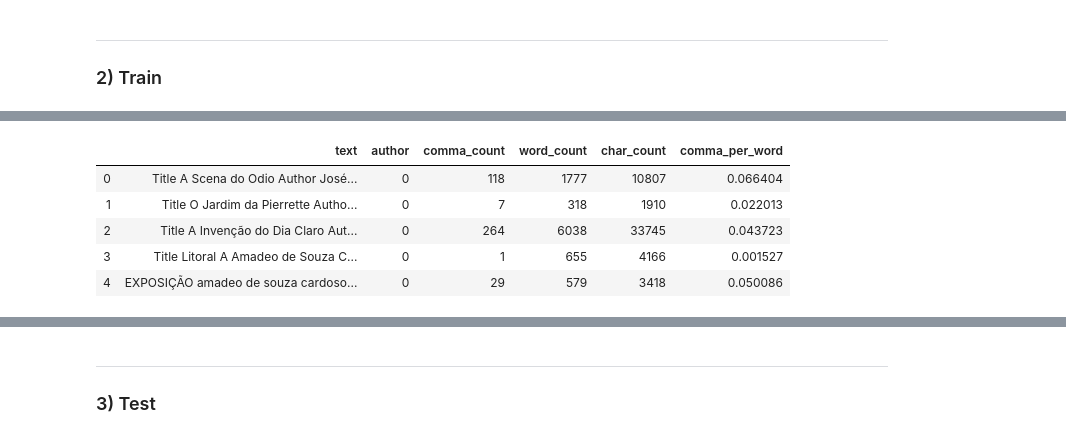
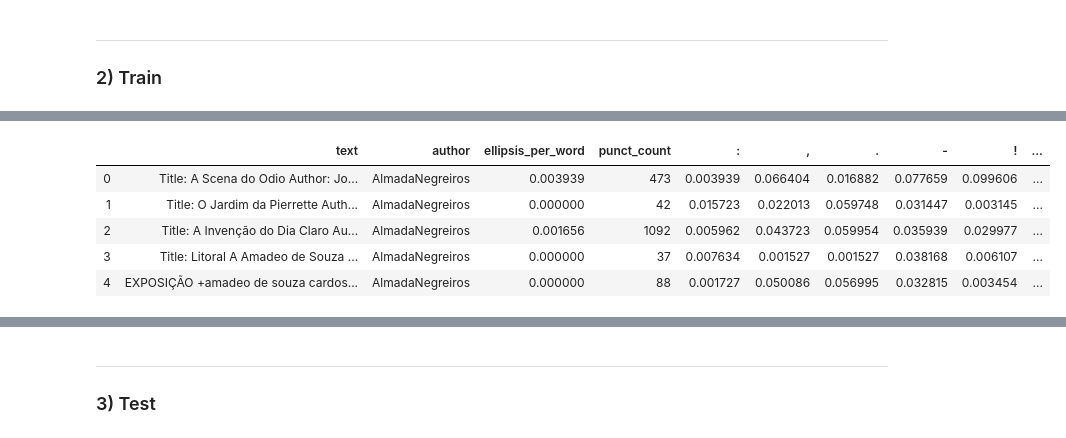
Before and after one commit to pedromlsreis/Bag_of_Authors, a Jupyter notebook: corpora_preprocessing.ipynb, the cells around one changed output, grey strips where cells are left out. Saved outputs shown, nothing was run; the diff lists cells and outputs as text; code cells hidden in the pictures.

```diff
--- a/corpora_preprocessing.ipynb
+++ b/corpora_preprocessing.ipynb
@@ -88,3 +78,15 @@ train.head()
+# %%
+# add new features
+train = feature_engineering(train, "text")
+
+train.head()
+# %% [output]
+|  | text | author | ellipsis_per_word | punct_count | : | , | . | - | ! | ... |
+| 0 | Title: A Scena do Odio Author: Jo... | AlmadaNegreiros | 0.003939 | 473 | 0.003939 | 0.066404 | 0.016882 | 0.077659 | 0.099606 | ... |
+| 1 | Title: O Jardim da Pierrette Auth... | AlmadaNegreiros | 0.000000 | 42 | 0.015723 | 0.022013 | 0.059748 | 0.031447 | 0.003145 | ... |
+| 2 | Title: A Invenção do Dia Claro Au... | AlmadaNegreiros | 0.001656 | 1092 | 0.005962 | 0.043723 | 0.059954 | 0.035939 | 0.029977 | ... |
+| 3 | Title: Litoral A Amadeo de Souza ... | AlmadaNegreiros | 0.000000 | 37 | 0.007634 | 0.001527 | 0.001527 | 0.038168 | 0.006107 | ... |
+| 4 | EXPOSIÇÃO +amadeo de souza cardos... | AlmadaNegreiros | 0.000000 | 88 | 0.001727 | 0.050086 | 0.056995 | 0.032815 | 0.003454 | ... |
 # %%
 # codificação da coluna y para fornecer ao futuro modelo
 train, le = label_encoding(train, "author")
@@ -113,10 +93,3 @@ def clean_text(df, text_col=str):
 # %%
-train = clean_text(train, "text")
-train.head()
+# train = clean_text(train, "text")
+# train.head()
-# %% [output]
-|  | text | author | comma_count | word_count | char_count | comma_per_word |
-| 0 | Title A Scena do Odio Author José... | 0 | 118 | 1777 | 10807 | 0.066404 |
-| 1 | Title O Jardim da Pierrette Autho... | 0 | 7 | 318 | 1910 | 0.022013 |
-| 2 | Title A Invenção do Dia Claro Aut... | 0 | 264 | 6038 | 33745 | 0.043723 |
-| 3 | Title Litoral A Amadeo de Souza C... | 0 | 1 | 655 | 4166 | 0.001527 |
-| 4 | EXPOSIÇÃO amadeo de souza cardoso... | 0 | 29 | 579 | 3418 | 0.050086 |
```
Also changed, not shown: parts of 24 cells of this notebook, 1 other file.
